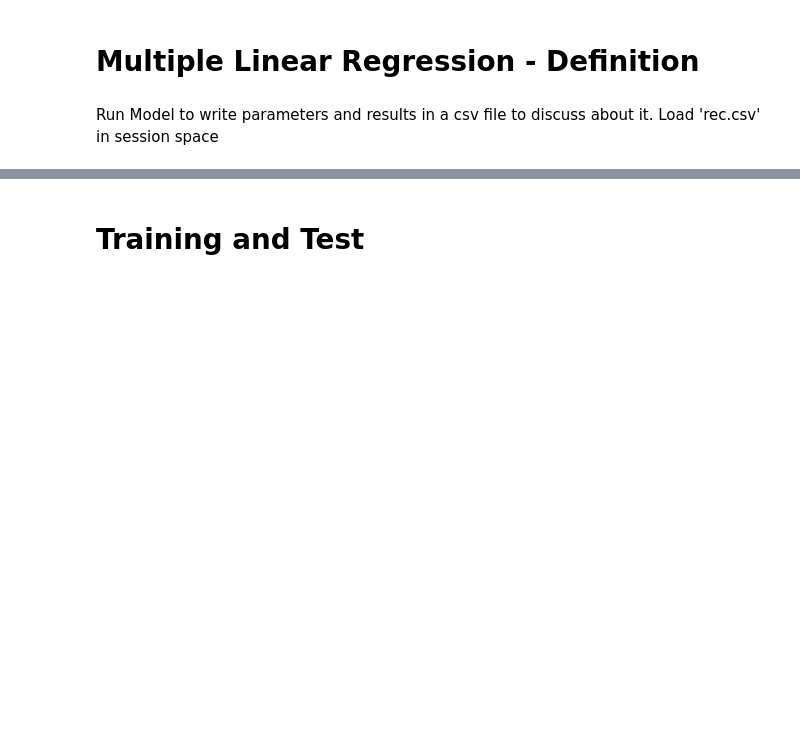
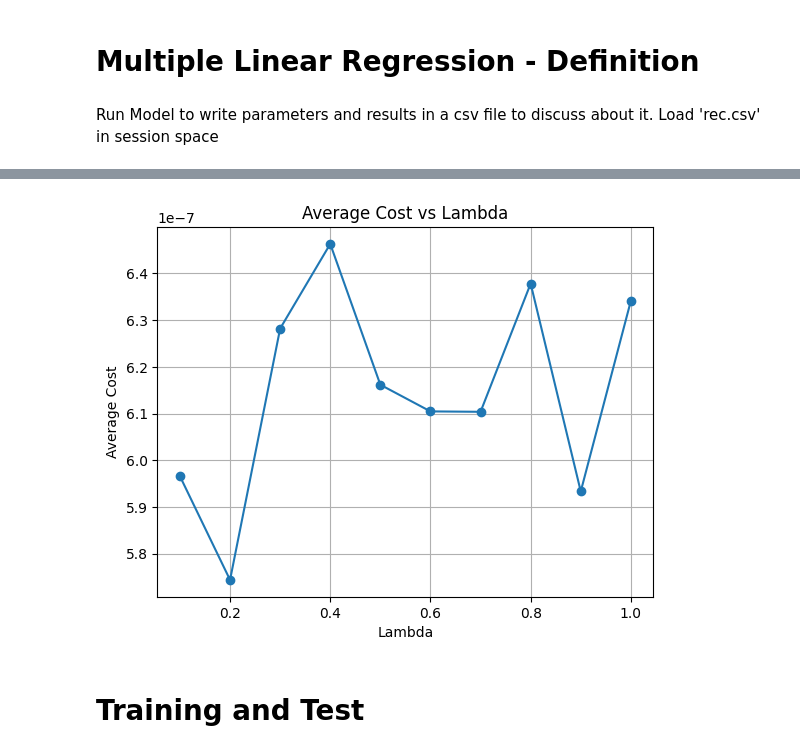
Before and after one commit to PierDiella/BigData_Rep, a Jupyter notebook: COMPLETE_Multi_Linear_Regression.ipynb, the cells around one changed output, grey strips where cells are left out. Drawn from its saved outputs; the diff is of its cells as text; code cells hidden in the pictures; blank space fills up the shorter version.

```diff
--- a/COMPLETE_Multi_Linear_Regression.ipynb
+++ b/COMPLETE_Multi_Linear_Regression.ipynb
@@ -410,0 +395,5 @@ cost: 5.609221451459645e-07
+# %%
+df_results=pd.read_csv("rec.csv")
+
+
+df_results.describe().T.style.background_gradient(cmap = "Oranges")
@@ -411,3 +428,15 @@ cost: 5.609221451459645e-07
+# %%
+average_costs = df_results.groupby("lamda_")["cost"].mean().reset_index()
+
+plt.plot(average_costs["lamda_"], average_costs["cost"], marker='o', linestyle='-')
+
+plt.title('Average Cost vs Lambda')
+plt.xlabel('Lambda')
+plt.ylabel('Average Cost')
+plt.grid(True)
+plt.show()
+# %% [output]
+[figure, added]
 # %% [markdown]
 # Training and Test
 # %%
```
Also changed, not shown: parts of 8 cells of this notebook.
